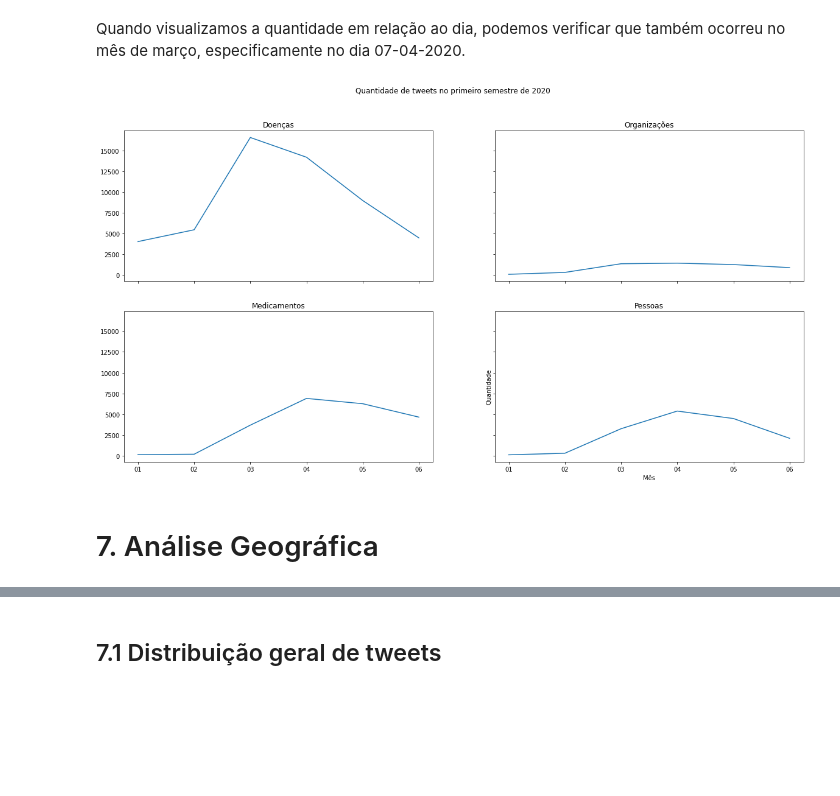
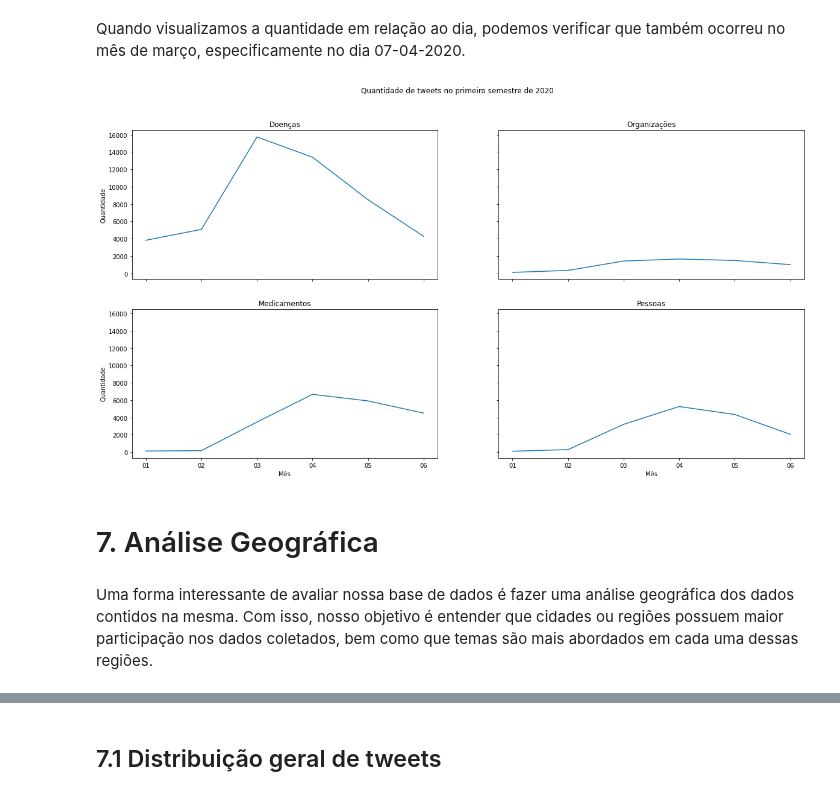
Before and after one commit to patricktapajos/ex-python-ds, a Jupyter notebook: work_covid19_tweets.ipynb, the cells around one changed output, grey strips where cells are left out. Cells and saved outputs as stored; diff of their text form; code cells hidden in the pictures; blank space fills up the shorter version.

```diff
--- a/work_covid19_tweets.ipynb
+++ b/work_covid19_tweets.ipynb
@@ -133,6 +139,10 @@ def count_perc_df(df, subject, field):
   total_by_subject = df[field].count()
   perc = (total_by_subject/total)
   return (total_by_subject, perc)
+
+# Método para retornar um dataframe aagrupado por um campo de data, retornando a saída conforme o formato informado
+def gen_group_by_data(df, date_field, format_date):
+  return df.groupby(pd.to_datetime(df[date_field]).dt.strftime(format_date))
 # %% [markdown]
 # 4. Visão Geral dos Dados
 # %% [markdown]
@@ -348,7 +359,7 @@ def temas(pergunta):
     if re.search(unidecode.unidecode(d_temas_termo[k]), unidecode.unidecode(pergunta), re.I):
       temas.append(k)
   if(len(temas) == 0):
-    temas.append(OUTROS)
+    temas.append(Tema.OUTROS)
 
   return temas
 
@@ -529,26 +475,36 @@ Quando visualizamos a quantidade em relação ao dia, podemos verificar que tamb
 # %%
 # Quantidade de tweets por dias (sem contar a hora, minuto e segundo) - com relação aos tópicos abordados anteriormente
 fig, axs = plt.subplots(2, 2, sharex=True, sharey=True, figsize=(20,10))
 fig.suptitle('Quantidade de tweets no primeiro semestre de 2020')
 
-df_date_doencas = gen_group_by_data(duvidas_doenca, 'data', '%m')['data'].count()
-df_date_med = gen_group_by_data(duvidas_medicamento, 'data', '%m')['data'].count()
-df_date_org = gen_group_by_data(duvidas_org, 'data', '%m')['data'].count()
-df_date_pessoas = gen_group_by_data(duvidas_pessoas, 'data', '%m')['data'].count()
+df_date_doencas = gen_group_by_data(gen_df_by_search(duvidas_db, Tema.DOENCA, 'temas'), 'data', '%m')['data'].count()
+df_date_med = gen_group_by_data(gen_df_by_search(duvidas_db, Tema.MEDICAMENTOS, 'temas'), 'data', '%m')['data'].count()
+df_date_org = gen_group_by_data(gen_df_by_search(duvidas_db, Tema.ORG, 'temas'), 'data', '%m')['data'].count()
+df_date_pessoas = gen_group_by_data(gen_df_by_search(duvidas_db, Tema.PESSOAS, 'temas'), 'data', '%m')['data'].count()
 
+axs[0,0].set_title('Doenças');
 axs[0,0].plot(df_date_doencas)
-axs[0,0].set_title('Doenças');
+3
+axs[1,0].set_title('Medicamentos');
 axs[1,0].plot(df_date_med)
-axs[1,0].set_title('Medicamentos');
+
+axs[0,1].set_title('Organizações');
 axs[0,1].plot(df_date_org)
-axs[0,1].set_title('Organizações');
+
+axs[1,1].set_title('Pessoas');
 axs[1,1].plot(df_date_pessoas)
-axs[1,1].set_title('Pessoas');
 
-plt.xlabel("Mês")
-plt.ylabel("Quantidade")
+for ax in axs.flat:
+    ax.set(xlabel='Mês', ylabel='Quantidade')
+
+# Hide x labels and tick labels for top plots and y ticks for right plots.
+for ax in axs.flat:
+    ax.label_outer()
+
 plt.show()
 # %% [output]
-[figure, old version]
+[figure, new version]
 # %% [markdown]
 # 7. Análise Geográfica
+# %% [markdown]
+Uma forma interessante de avaliar nossa base de dados é fazer uma análise geográfica dos dados contidos na mesma. Com isso, nosso objetivo é entender que cidades ou regiões possuem maior participação nos dados coletados, bem como que temas são mais abordados em cada uma dessas regiões.
```
Also changed, not shown: parts of 50 cells of this notebook.
